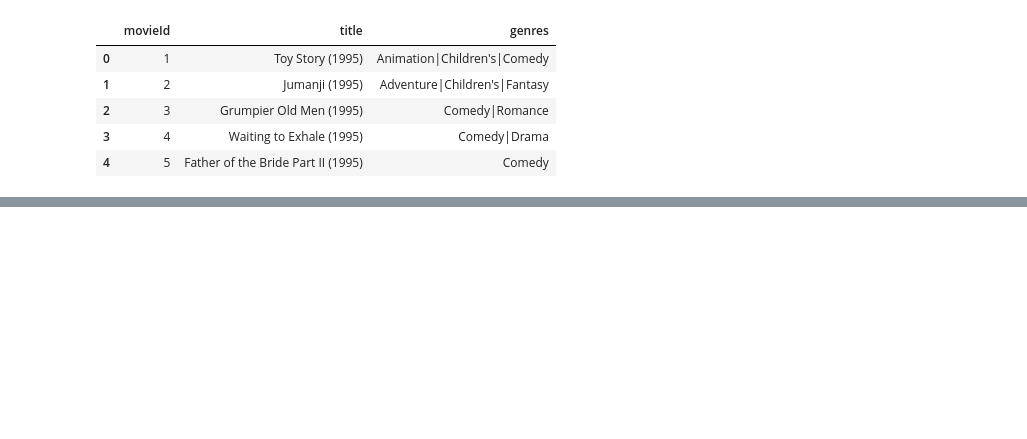
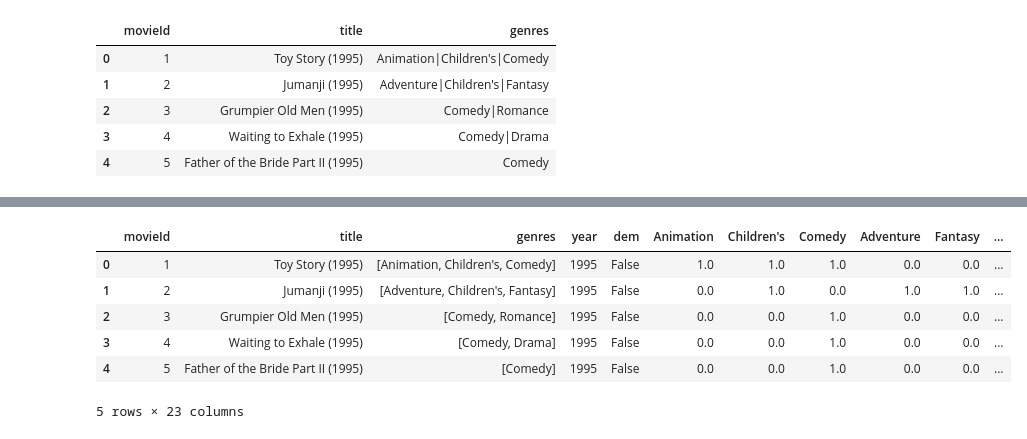
Before and after one commit to bhparijat/Recommendation-system-Pyspark, a Jupyter notebook: Recommendation System.ipynb, the cells around one changed output, grey strips where cells are left out. Cells and saved outputs as stored; diff of their text form; code cells hidden in the pictures; blank space fills up the shorter version.

```diff
--- a/Recommendation System.ipynb
+++ b/Recommendation System.ipynb
@@ -40,0 +94,9 @@ print(users_data.shape,movie_data.shape,ratings_data.shape)
+# %%
+all_genres = {}
+for i,row in movie_data.iterrows():
+
+    for genre in row['genres']:
+        if genre not in all_genres:
+            all_genres[genre] = 1
+
+movie_data = pd.concat([movie_data,pd.DataFrame(data=np.zeros((movie_data.shape[0],len(all_genres.keys()))),columns=all_genres.keys())],axis=1)
@@ -40,0 +107,14 @@ print(users_data.shape,movie_data.shape,ratings_data.shape)
+# %%
+for i,row in movie_data.iterrows():
+    for genre in row['genres']:
+        movie_data.loc[i,genre]=1.0
+# %%
+movie_data.head()
+# %% [output]
+|  | movieId | title | genres | year | dem | Animation | Children's | Comedy | Adventure | Fantasy | ... |
+| 0 | 1 | Toy Story (1995) | [Animation, Children's, Comedy] | 1995 | False | 1.0 | 1.0 | 1.0 | 0.0 | 0.0 | ... |
+| 1 | 2 | Jumanji (1995) | [Adventure, Children's, Fantasy] | 1995 | False | 0.0 | 1.0 | 0.0 | 1.0 | 1.0 | ... |
+| 2 | 3 | Grumpier Old Men (1995) | [Comedy, Romance] | 1995 | False | 0.0 | 0.0 | 1.0 | 0.0 | 0.0 | ... |
+| 3 | 4 | Waiting to Exhale (1995) | [Comedy, Drama] | 1995 | False | 0.0 | 0.0 | 1.0 | 0.0 | 0.0 | ... |
+| 4 | 5 | Father of the Bride Part II (1995) | [Comedy] | 1995 | False | 0.0 | 0.0 | 1.0 | 0.0 | 0.0 | ... |
+5 rows × 23 columns
```
Also changed, not shown: parts of 15 cells of this notebook.
